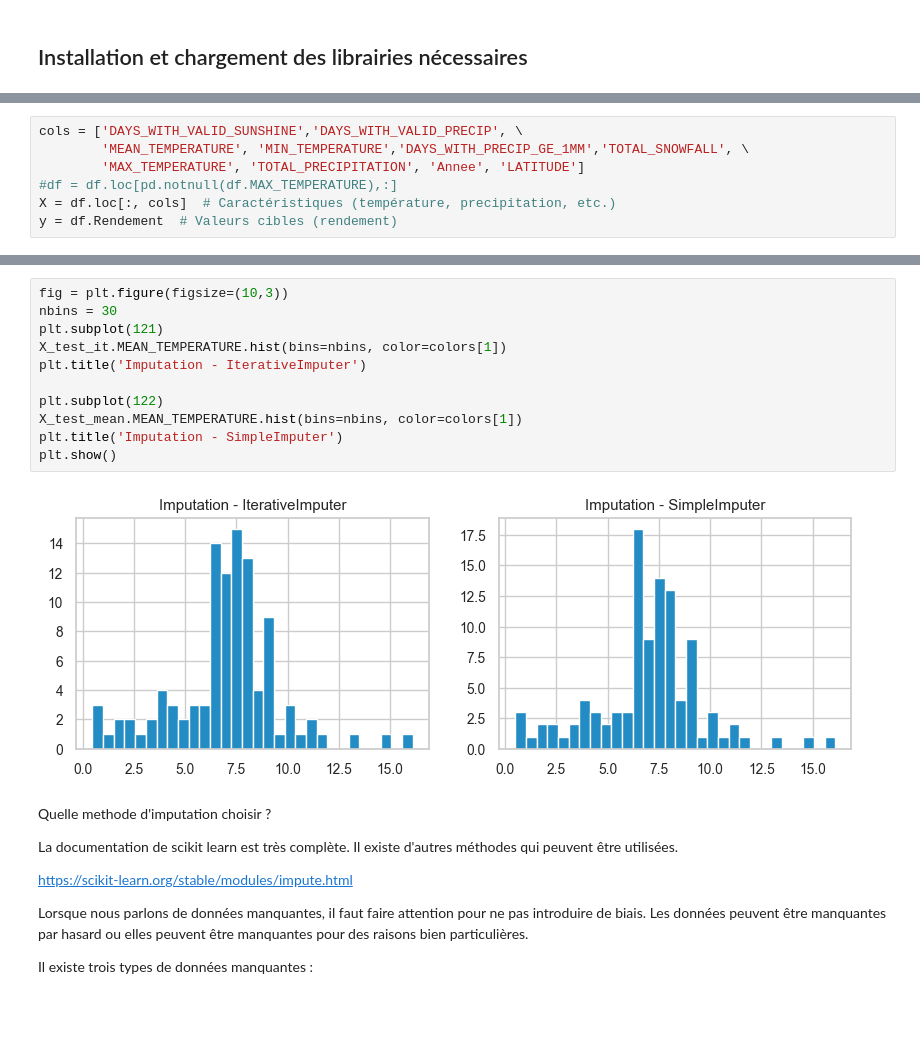
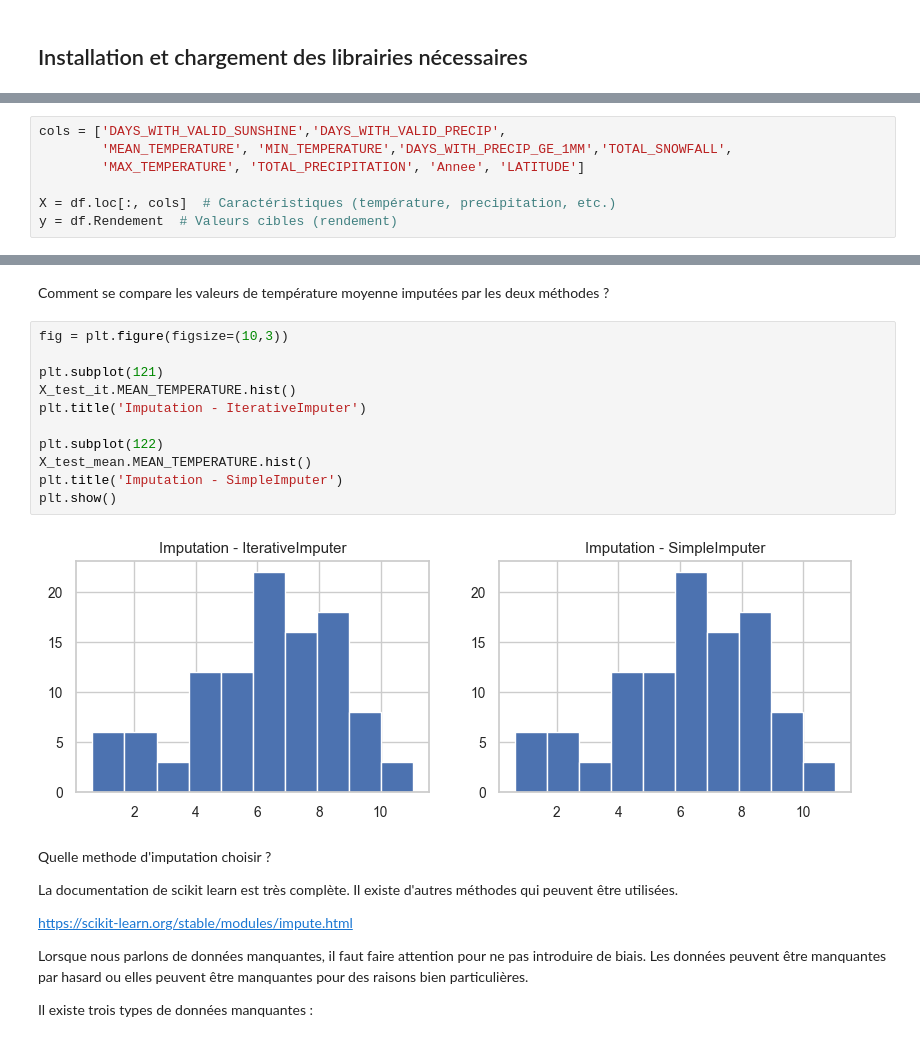
Before and after one commit to genevievebo/Continuum_Nettoyage_et_AI, a Jupyter notebook: notebooks/0_Introduction_AA.ipynb, the cells around one changed output, grey strips where cells are left out. Saved outputs shown, nothing was run; the diff lists cells and outputs as text; blank space fills up the shorter version.

```diff
--- a/notebooks/0_Introduction_AA.ipynb
+++ b/notebooks/0_Introduction_AA.ipynb
@@ -135,7 +188,7 @@ Il faut faire bien attention pour ne pas introduire de biais et pour ne pas cré
 # %%
-cols = ['DAYS_WITH_VALID_SUNSHINE','DAYS_WITH_VALID_PRECIP', \
-        'MEAN_TEMPERATURE', 'MIN_TEMPERATURE','DAYS_WITH_PRECIP_GE_1MM','TOTAL_SNOWFALL', \
+cols = ['DAYS_WITH_VALID_SUNSHINE','DAYS_WITH_VALID_PRECIP',
+        'MEAN_TEMPERATURE', 'MIN_TEMPERATURE','DAYS_WITH_PRECIP_GE_1MM','TOTAL_SNOWFALL',
         'MAX_TEMPERATURE', 'TOTAL_PRECIPITATION', 'Annee', 'LATITUDE']
-#df = df.loc[pd.notnull(df.MAX_TEMPERATURE),:]
+
 X = df.loc[:, cols]  # Caractéristiques (température, precipitation, etc.)
 y = df.Rendement  # Valeurs cibles (rendement)
@@ -207,16 +260,18 @@ Voici les valeurs imputées dans l'ensemble de test avec la méthode itérative
+# %% [markdown]
+Comment se compare les valeurs de température moyenne imputées par les deux méthodes ?
 # %%
 fig = plt.figure(figsize=(10,3))
-nbins = 30
+
 plt.subplot(121)
-X_test_it.MEAN_TEMPERATURE.hist(bins=nbins, color=colors[1])
+X_test_it.MEAN_TEMPERATURE.hist()
 plt.title('Imputation - IterativeImputer')
 
 plt.subplot(122)
-X_test_mean.MEAN_TEMPERATURE.hist(bins=nbins, color=colors[1])
+X_test_mean.MEAN_TEMPERATURE.hist()
 plt.title('Imputation - SimpleImputer')
 plt.show()
 # %% [output]
-[figure, old version]
+[figure, new version]
 # %% [markdown]
 Quelle methode d'imputation choisir ?
 
```
Also changed, not shown: parts of 74 cells of this notebook, 2 other files.
